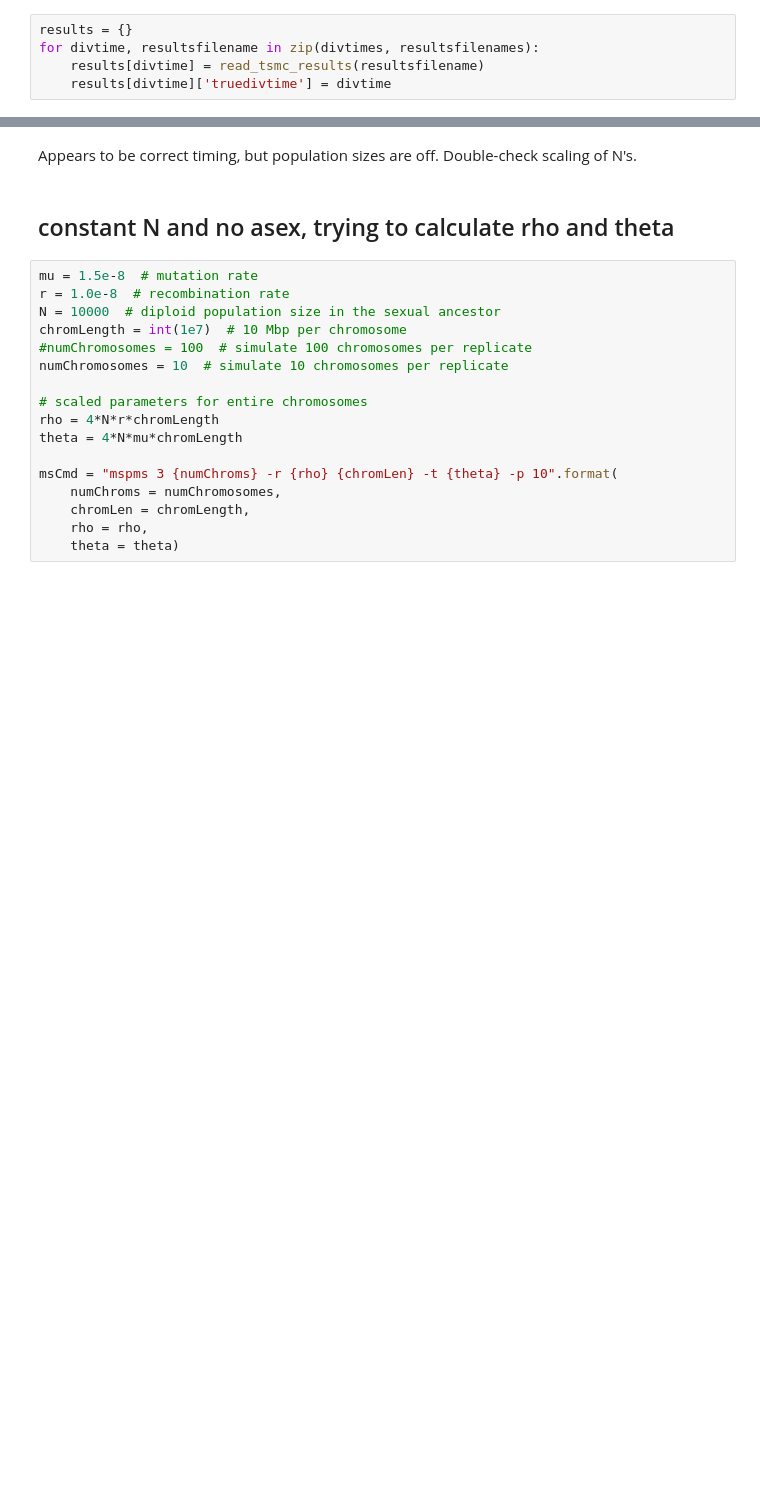
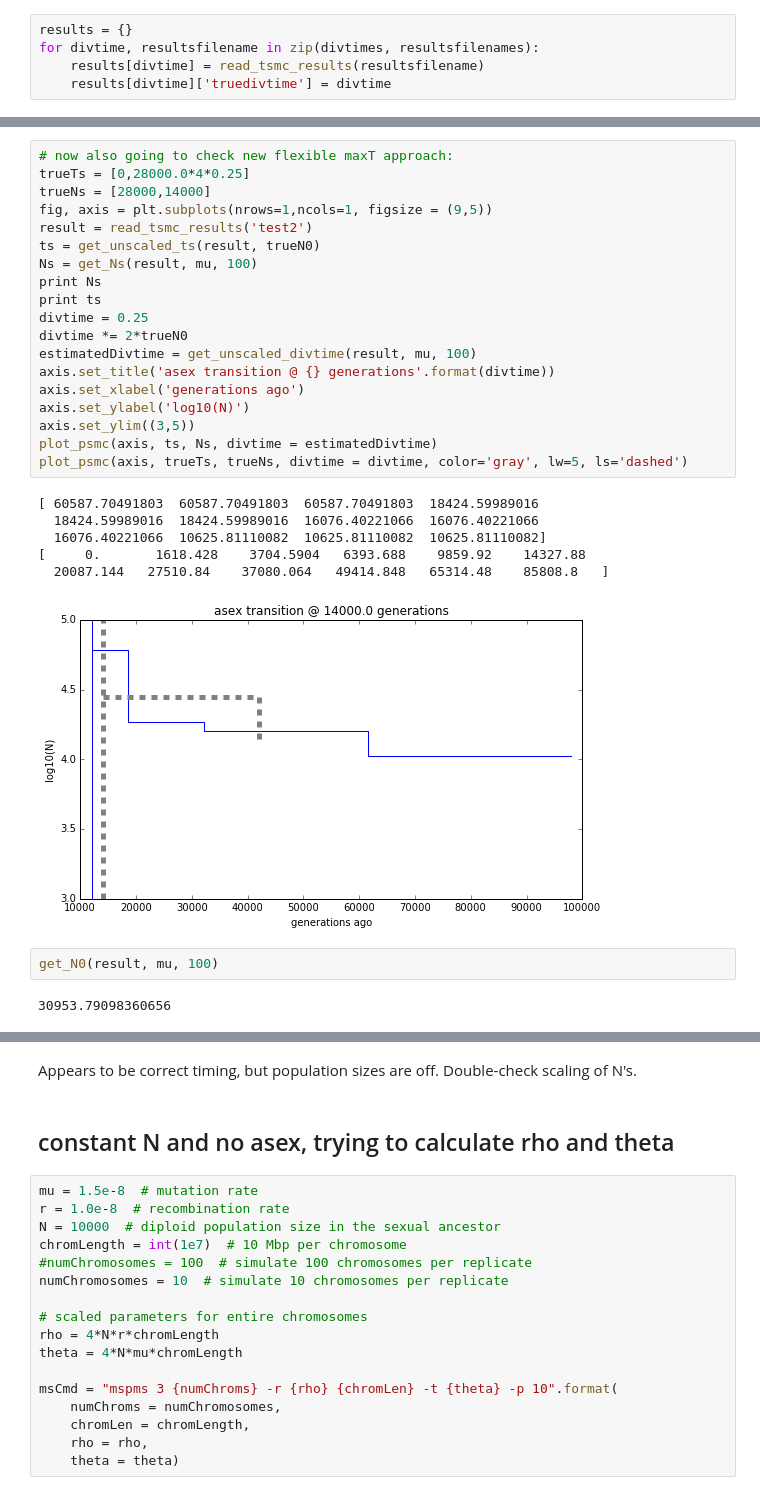
Before and after one commit to ammodramus/tsmc, a Jupyter notebook: snail_sims.ipynb, the cells around one changed output, grey strips where cells are left out. Cells and saved outputs as stored; diff of their text form; blank space fills up the shorter version.

```diff
--- a/snail_sims.ipynb
+++ b/snail_sims.ipynb
@@ -1651,0 +1731,30 @@ for colIdx, divtime in enumerate(divtimes):
+# %%
+# now also going to check new flexible maxT approach:
+trueTs = [0,28000.0*4*0.25]
+trueNs = [28000,14000]
+fig, axis = plt.subplots(nrows=1,ncols=1, figsize = (9,5))
+result = read_tsmc_results('test2')
+ts = get_unscaled_ts(result, trueN0)
+Ns = get_Ns(result, mu, 100)
+print Ns
+print ts
+divtime = 0.25
+divtime *= 2*trueN0
+estimatedDivtime = get_unscaled_divtime(result, mu, 100)
+axis.set_title('asex transition @ {} generations'.format(divtime))
+axis.set_xlabel('generations ago')
+axis.set_ylabel('log10(N)')
+axis.set_ylim((3,5))
+plot_psmc(axis, ts, Ns, divtime = estimatedDivtime)
+plot_psmc(axis, trueTs, trueNs, divtime = divtime, color='gray', lw=5, ls='dashed')
+# %% [output]
+[ 60587.70491803  60587.70491803  60587.70491803  18424.59989016
+  18424.59989016  18424.59989016  16076.40221066  16076.40221066
+  16076.40221066  10625.81110082  10625.81110082  10625.81110082]
+[     0.       1618.428    3704.5904   6393.688    9859.92    14327.88
+  20087.144   27510.84    37080.064   49414.848   65314.48    85808.8   ]
+[figure, added]
+# %%
+get_N0(result, mu, 100)
+# %% [output]
+30953.79098360656
```
Also changed, not shown: parts of 16 cells of this notebook.
